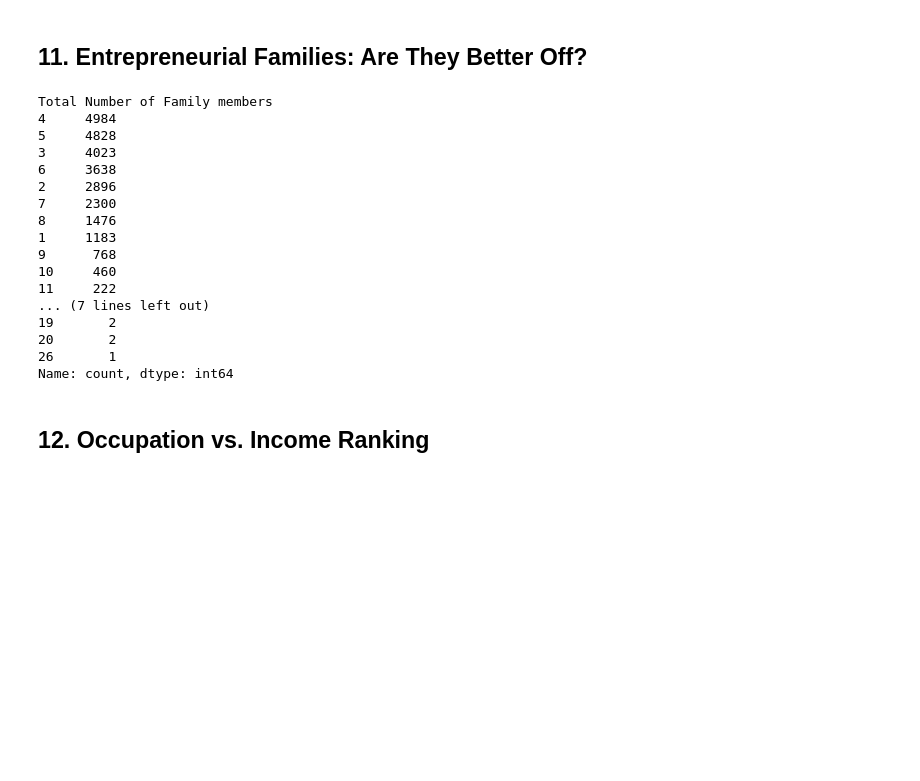
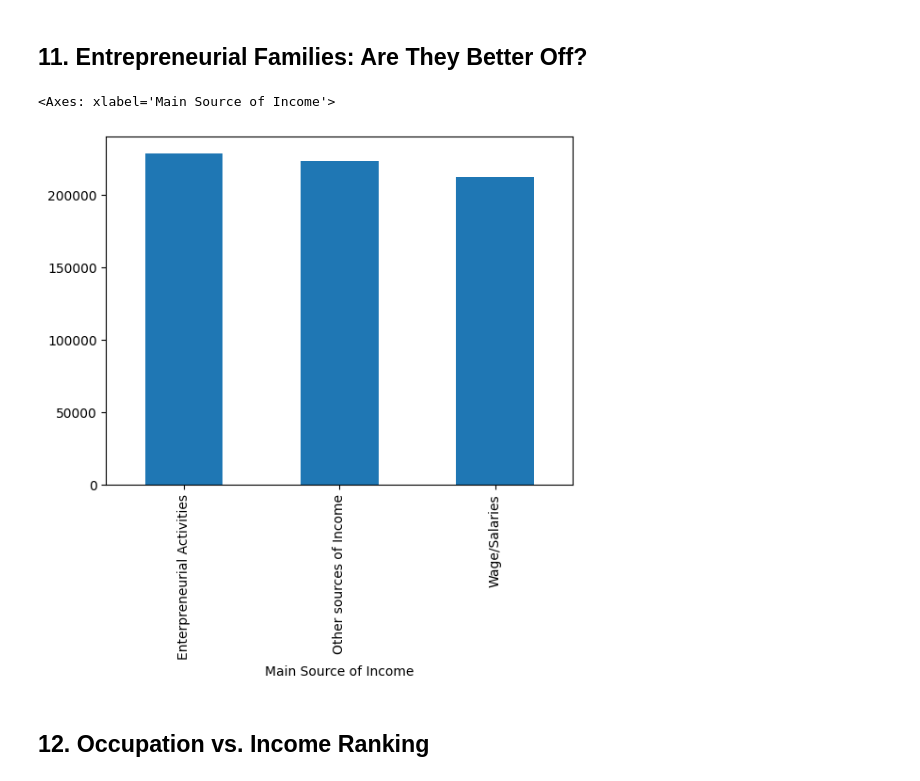
Before and after one commit to Meinya312/PROJECT-ITD-, a Jupyter notebook: project.ipynb, the cells around one changed output. Drawn from its saved outputs; the diff is of its cells as text; code cells hidden in the pictures; blank space fills up the shorter version.

Commit message:
insigh 11 added
maliit lang din difference ng kinikita ng entrep sa wages nila pero mas malaki ang entrep actvities

```diff
--- a/project.ipynb
+++ b/project.ipynb
@@ -569,14 +569,14 @@ Name: count, dtype: int64
 census = pd.read_csv("Family Income and Expenditure.csv")
 # %%
 #getting the objects dtypes columns
-object_cols = cencus.select_dtypes(include=['object']).columns.tolist()
+object_cols = census.select_dtypes(include=['object']).columns.tolist()
 object_cols
 
 #converting objects into category
 for column in object_cols:
-    cencus[column] = cencus[column].astype('category')
+    census[column] = census[column].astype('category')
 
-cencus.dtypes.head(4)
+census.dtypes.head(4)
 # %% [output]
 Total Household Income       int64
 Region                    category
@@ -681,28 +681,17 @@ Name: count, dtype: int64
 # %%
 #steven
 
-cencus['Total Income from Entrepreneurial Acitivites'].value_counts()
+#are are only slight difference between the total numner ob household income in one employed doing entreprenuerial activies
+entreprenuer = census[census['Total Income from Entrepreneurial Acitivites'] != 0 ]
+entreprenuer = entreprenuer[entreprenuer['Total number of family members employed']  == 1]
+#kinita pera ng wage salaries compare sa entreprenuers
 
-entreprenuer = cencus[census['Total Income from Entrepreneurial Acitivites'] != 0 ]
-entreprenuer['Main Source of Income']
+entrep_main = entreprenuer.groupby(['Main Source of Income'])['Total Household Income'].mean()
+
+entrep_main.plot(kind='bar')
 # %% [output]
-Total Number of Family members
-4     4984
-5     4828
-3     4023
-6     3638
-2     2896
-7     2300
-8     1476
-1     1183
-9      768
-10     460
-11     222
-... (7 lines left out)
-19       2
-20       2
-26       1
-Name: count, dtype: int64
+<Axes: xlabel='Main Source of Income'>
+[figure, added]
 # %% [markdown]
 <h2>12. Occupation vs. Income Ranking</h2>
 # %%
```
Also changed, not shown: parts of 39 cells of this notebook.
